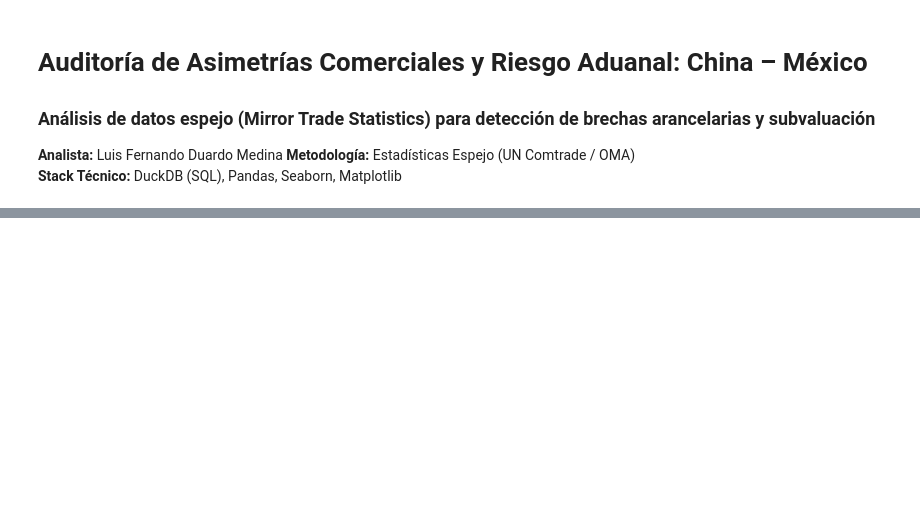
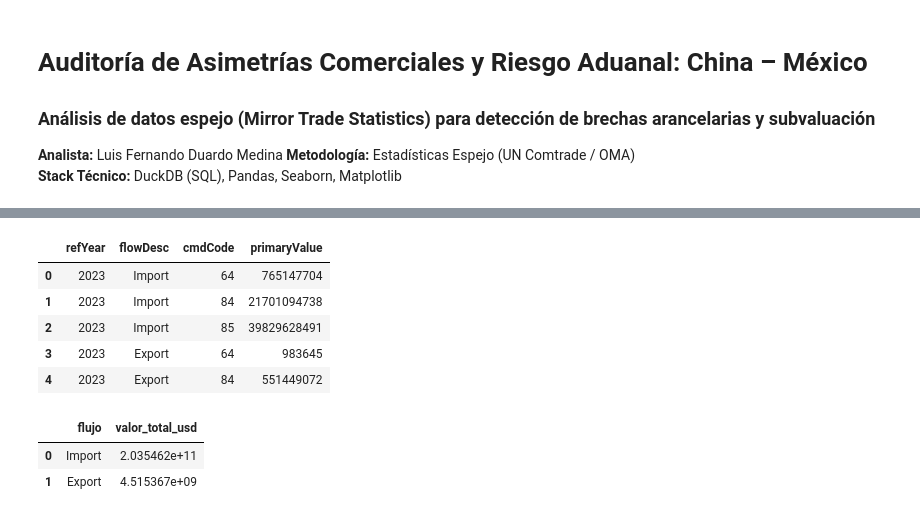
Before and after one commit to luisferdm6/03-china-mexico-trade-audit, a Jupyter notebook: 01_auditoria_asimetrias_china_mexico.ipynb, the cells around one changed output, grey strips where cells are left out. Drawn from its saved outputs; the diff is of its cells as text; code cells hidden in the pictures; blank space fills up the shorter version.

```diff
--- a/01_auditoria_asimetrias_china_mexico.ipynb
+++ b/01_auditoria_asimetrias_china_mexico.ipynb
@@ -30 +30,26 @@ Dimensiones del dataset: (18, 47)
 5 rows × 47 columns
+# %%
+df_limpio = df[['refYear', 'flowDesc', 'cmdCode', 'primaryValue']]
+
+df_limpio.head()
+# %% [output]
+|  | refYear | flowDesc | cmdCode | primaryValue |
+| 0 | 2023 | Import | 64 | 765147704 |
+| 1 | 2023 | Import | 84 | 21701094738 |
+| 2 | 2023 | Import | 85 | 39829628491 |
+| 3 | 2023 | Export | 64 | 983645 |
+| 4 | 2023 | Export | 84 | 551449072 |
+# %%
+consulta = duckdb.sql("""
+SELECT
+  flowDesc AS flujo,
+  SUM(primaryValue) AS valor_total_usd
+FROM df_limpio
+GROUP BY flowDesc
+""").df()
+
+consulta
+# %% [output]
+|  | flujo | valor_total_usd |
+| 0 | Import | 2.035462e+11 |
+| 1 | Export | 4.515367e+09 |
```
Also changed, not shown: parts of 3 cells of this notebook.
